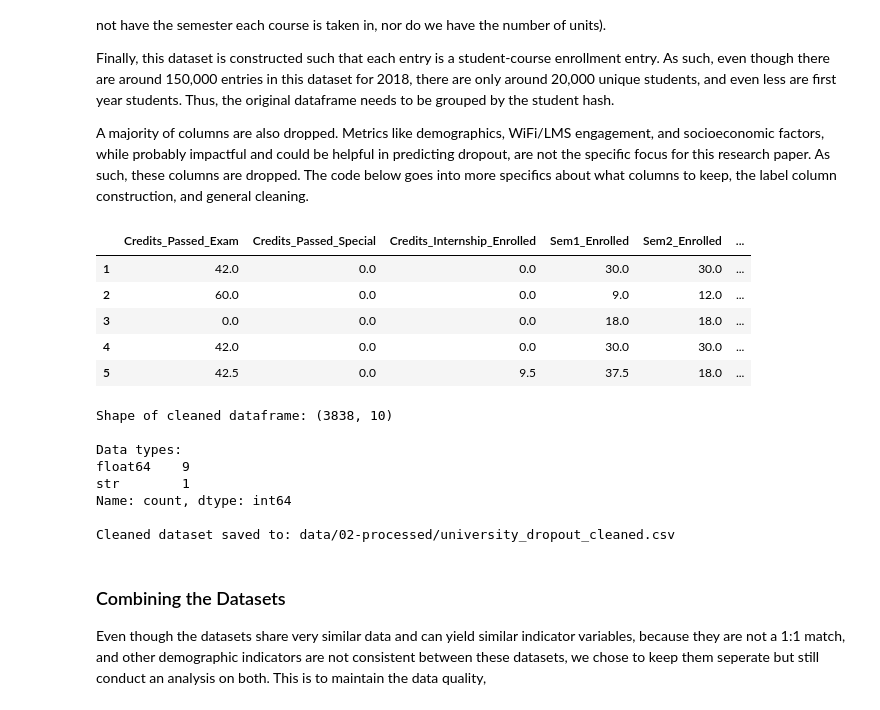
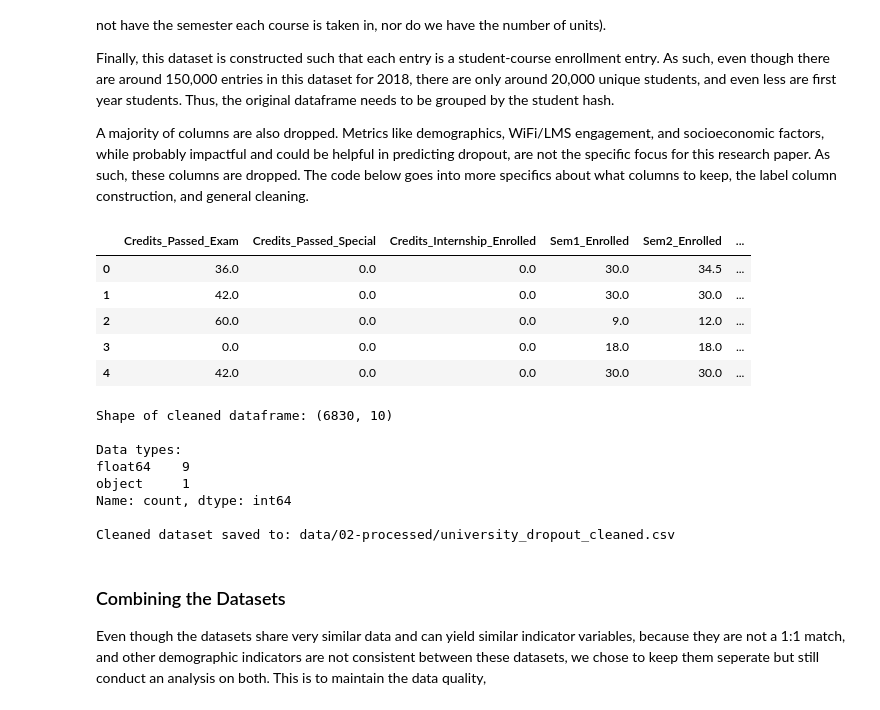
Before and after one commit to COGS108/Group127_WI26, a Jupyter notebook: 02-EDACheckpoint.ipynb, the cells around one changed output. Saved outputs shown, nothing was run; the diff lists cells and outputs as text; code cells hidden in the pictures.

```diff
--- a/02-EDACheckpoint.ipynb
+++ b/02-EDACheckpoint.ipynb
@@ -581,39 +579,40 @@ data_cleaned_2 = data_cleaned_2.merge(
 mask = data_cleaned_2['target'] == -1.0
 
 data_cleaned_2.loc[mask, 'target'] = data_cleaned_2.loc[mask, 'cred_pend_sup_tit'].apply(
     lambda x: 2 if pd.isna(x) or x < 12 else 1
 )
 
 # Step 7: Rename columns
 name_map_new = {
     'cred_sup_normal': 'Credits_Passed_Exam',
     'cred_sup_espec': 'Credits_Passed_Special',
     'cred_mat_practicas': 'Credits_Internship_Enrolled',
     'cred_mat_sem_a': 'Sem1_Enrolled',
     'cred_mat_sem_b': 'Sem2_Enrolled',
     'cred_sup_sem_a': 'Sem1_Passed',
     'cred_sup_sem_b': 'Sem2_Passed',
     'nota_asig_hash': 'GPA'
 }
 data_cleaned_2 = data_cleaned_2.rename(columns=name_map_new)
 
 cols_to_drop = ['abandono_hash', 'cred_pend_sup_tit', 'dni_hash']
 data_cleaned_2 = data_cleaned_2.drop(columns=[col for col in cols_to_drop if col in data_cleaned_2.columns])
 
 # Step 8: Drop rows where semester credits enrolled in are 0
-data_cleaned_2 = data_cleaned_2.loc[(data_cleaned_2['Sem1_Enrolled'] != 0) & (data1['Sem2_Enrolled'] != 0)]
+data_cleaned_2 = data_cleaned_2.loc[(data_cleaned_2['Sem1_Enrolled'] != 0) & (data_cleaned_2['Sem2_Enrolled'] != 0)]
 
 # Step 9: Create a categorical column for the target
 data_cleaned_2 = data_cleaned_2.rename(columns={'target': 'target_numeric'})
 data_cleaned_2['target'] = data_cleaned_2.apply(lambda row: 'Graduate' if row['target_numeric']== 2 else 'Enrolled' if row['target_numeric']== 1 else 'Dropout', axis=1)
+data_cleaned_2 = data_cleaned_2.dropna() # Clean up the remaining rows (only 6 N/A values)
 data_cleaned_2.head()
 # %% [output]
 |  | Credits_Passed_Exam | Credits_Passed_Special | Credits_Internship_Enrolled | Sem1_Enrolled | Sem2_Enrolled | ... |
+| 0 | 36.0 | 0.0 | 0.0 | 30.0 | 34.5 | ... |
 | 1 | 42.0 | 0.0 | 0.0 | 30.0 | 30.0 | ... |
 | 2 | 60.0 | 0.0 | 0.0 | 9.0 | 12.0 | ... |
 | 3 | 0.0 | 0.0 | 0.0 | 18.0 | 18.0 | ... |
 | 4 | 42.0 | 0.0 | 0.0 | 30.0 | 30.0 | ... |
-| 5 | 42.5 | 0.0 | 9.5 | 37.5 | 18.0 | ... |
 # %%
 print("Shape of cleaned dataframe:", data_cleaned_2.shape)
 
@@ -625,11 +624,11 @@ data_cleaned_2.to_csv(processed_file_path, index=False, sep=';')
 
 print(f"\nCleaned dataset saved to: {processed_file_path}")
 # %% [output]
-Shape of cleaned dataframe: (3838, 10)
+Shape of cleaned dataframe: (6830, 10)
 
 Data types:
 float64    9
-str        1
+object     1
 Name: count, dtype: int64
 
 Cleaned dataset saved to: data/02-processed/university_dropout_cleaned.csv
```
Also changed, not shown: parts of 30 cells of this notebook, 3 other files.
